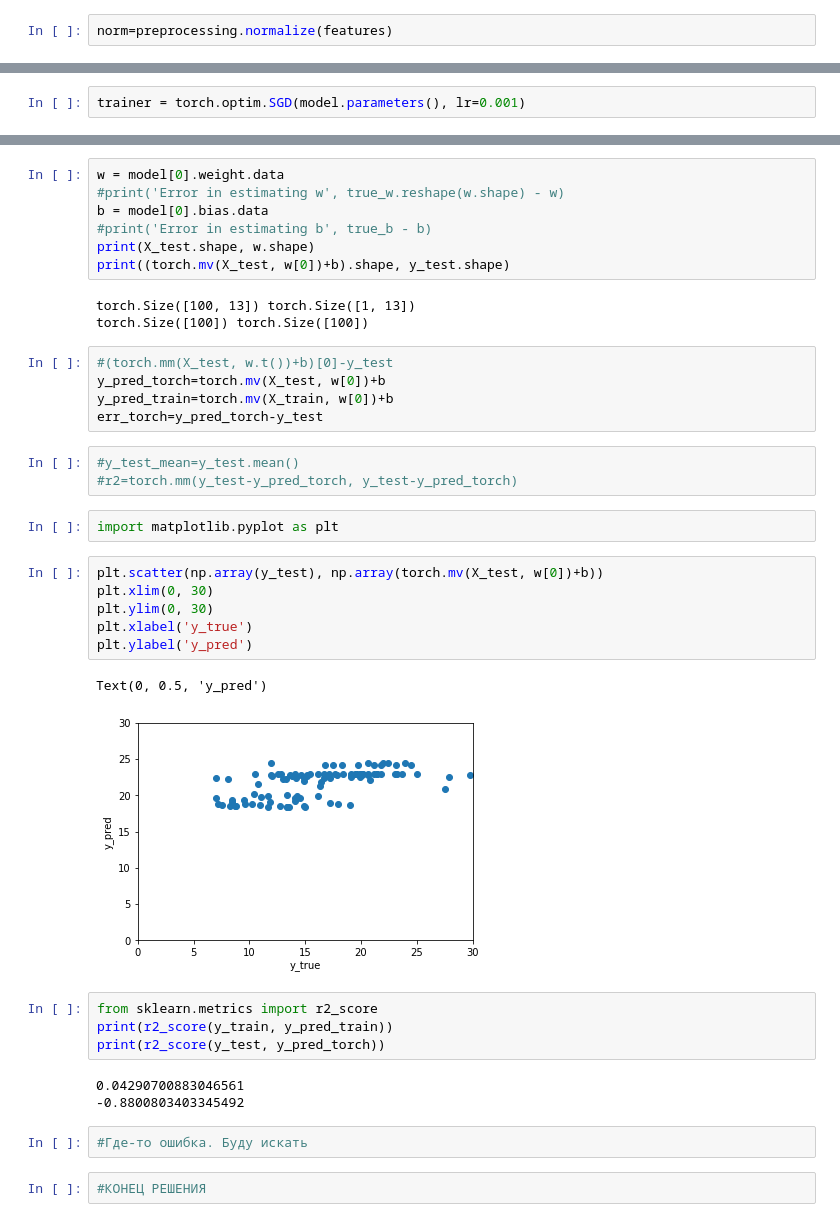
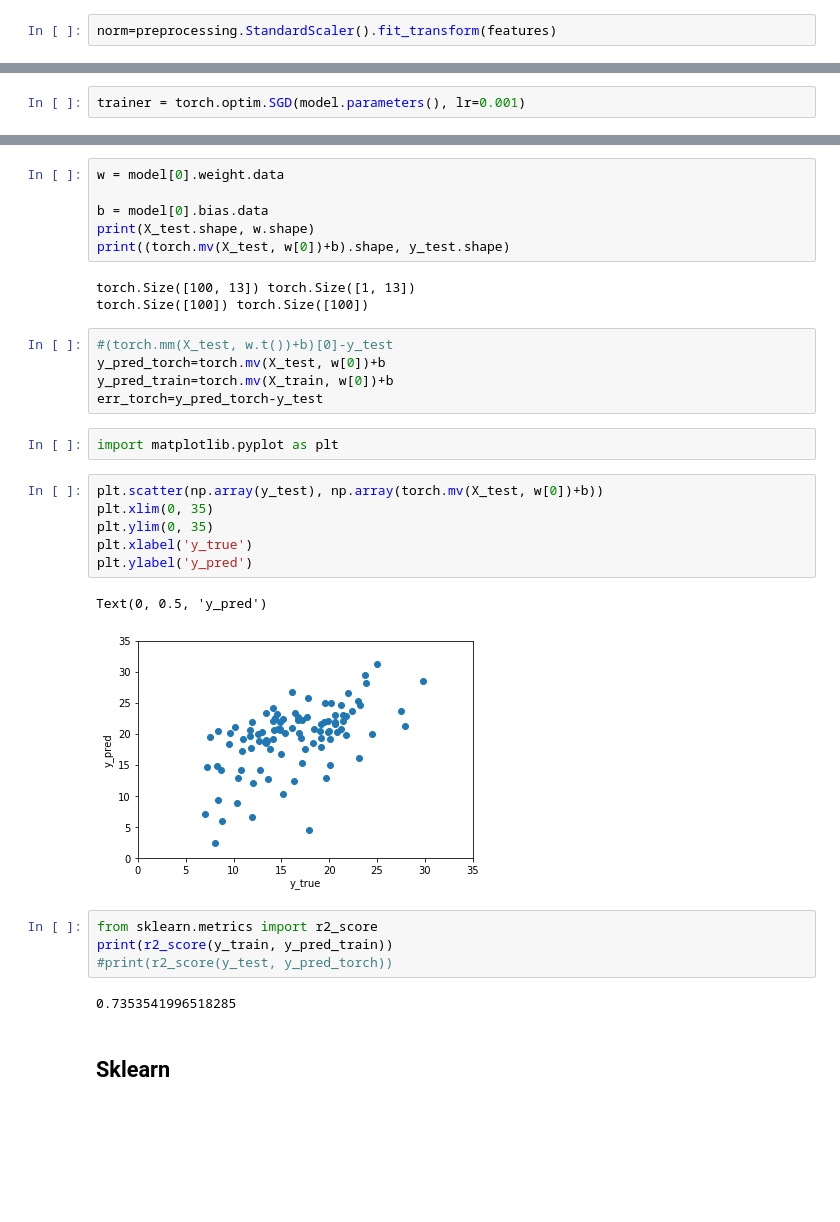
Before and after one commit to zamarseny/DL_2, a Jupyter notebook: 2_torch_linear_regression_boston.ipynb, the cells around one changed output, grey strips where cells are left out. Saved outputs shown, nothing was run; the diff lists cells and outputs as text; blank space fills up the shorter version.

```diff
--- a/2_torch_linear_regression_boston.ipynb
+++ b/2_torch_linear_regression_boston.ipynb
@@ -86,5 +89,5 @@ from sklearn import preprocessing
 # %%
-norm=preprocessing.normalize(features)
+norm=preprocessing.StandardScaler().fit_transform(features)
 # %%
 norm.shape
 # %% [output]
@@ -187,8 +192,7 @@ b tensor([12.2362])
 # %%
 w = model[0].weight.data
-#print('Error in estimating w', true_w.reshape(w.shape) - w)
+
 b = model[0].bias.data
-#print('Error in estimating b', true_b - b)
 print(X_test.shape, w.shape)
 print((torch.mv(X_test, w[0])+b).shape, y_test.shape)
 # %% [output]
@@ -199,31 +203,25 @@ torch.Size([100]) torch.Size([100])
 y_pred_torch=torch.mv(X_test, w[0])+b
 y_pred_train=torch.mv(X_train, w[0])+b
 err_torch=y_pred_torch-y_test
-# %%
-#y_test_mean=y_test.mean()
-#r2=torch.mm(y_test-y_pred_torch, y_test-y_pred_torch)
 # %%
 import matplotlib.pyplot as plt
 # %%
 plt.scatter(np.array(y_test), np.array(torch.mv(X_test, w[0])+b))
-plt.xlim(0, 30)
-plt.ylim(0, 30)
+plt.xlim(0, 35)
+plt.ylim(0, 35)
 plt.xlabel('y_true')
 plt.ylabel('y_pred')
 # %% [output]
 Text(0, 0.5, 'y_pred')
-[figure, old version]
+[figure, new version]
 # %%
 from sklearn.metrics import r2_score
 print(r2_score(y_train, y_pred_train))
-print(r2_score(y_test, y_pred_torch))
+#print(r2_score(y_test, y_pred_torch))
 # %% [output]
-0.04290700883046561
--0.8800803403345492
+0.7353541996518285
-# %%
-#Где-то ошибка. Буду искать
-# %%
-#КОНЕЦ РЕШЕНИЯ
+# %% [markdown]
+## Sklearn
 # %%
 from sklearn.linear_model import LinearRegression
 #X = np.array([[1, 1], [1, 2], [2, 2], [2, 3]])
```
Also changed, not shown: parts of 25 cells of this notebook.
